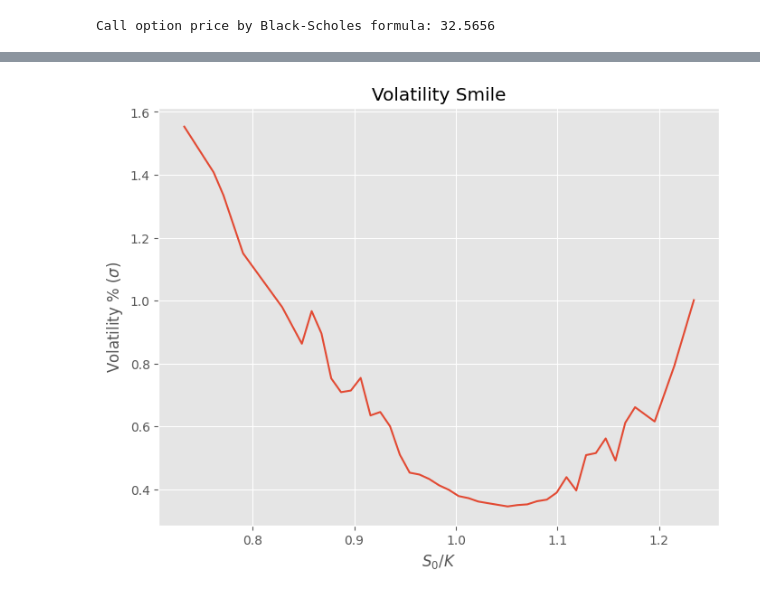
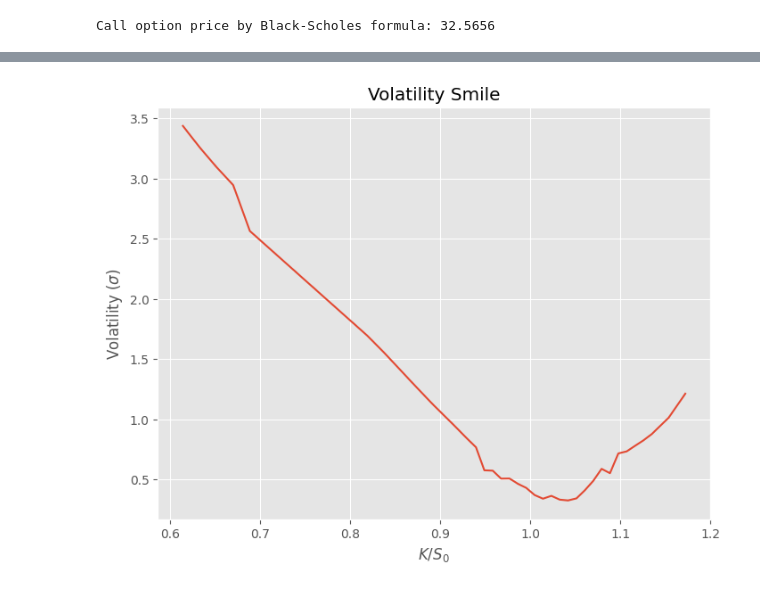
Before and after one commit to kokkuapples/ExploringOptionPricing, a Jupyter notebook: option_pricing.ipynb, the cells around one changed output, grey strips where cells are left out. Saved outputs shown, nothing was run; the diff lists cells and outputs as text; code cells hidden in the pictures.

```diff
--- a/option_pricing.ipynb
+++ b/option_pricing.ipynb
@@ -162,6 +227,6 @@ Iterations: 1000000 | MC price: 32.5629 | Error -0.0027 | Error (%): 0.0
 # %%
 ticker = yfinance.Ticker("AMZN")
-expiry = ticker.options[2]
+expiry = ticker.options[1]
 calls = ticker.option_chain(expiry).calls.copy()
 
 S0 = float(ticker.history(period="1d")["Close"].iloc[-1])
@@ -187,11 +252,11 @@ for strike, C_market in zip(calls["strike"], calls["mid"]):
 # %%
 plt.figure(figsize=(8, 6))
 plt.title("Volatility Smile")
 plt.plot(calls["strike"]/S0, IV_list)
-plt.xlabel("$S_0/K$")
-plt.ylabel("Volatility % $(\sigma)$")
+plt.xlabel("$K/S_0$")
+plt.ylabel("Volatility $(\sigma)$")
 plt.show()
 # %% [output]
-[figure, old version]
+[figure, new version]
 # %% [markdown]
 ## American Options: Longstaff–Schwartz Algorithm
```
Also changed, not shown: parts of 22 cells of this notebook.
